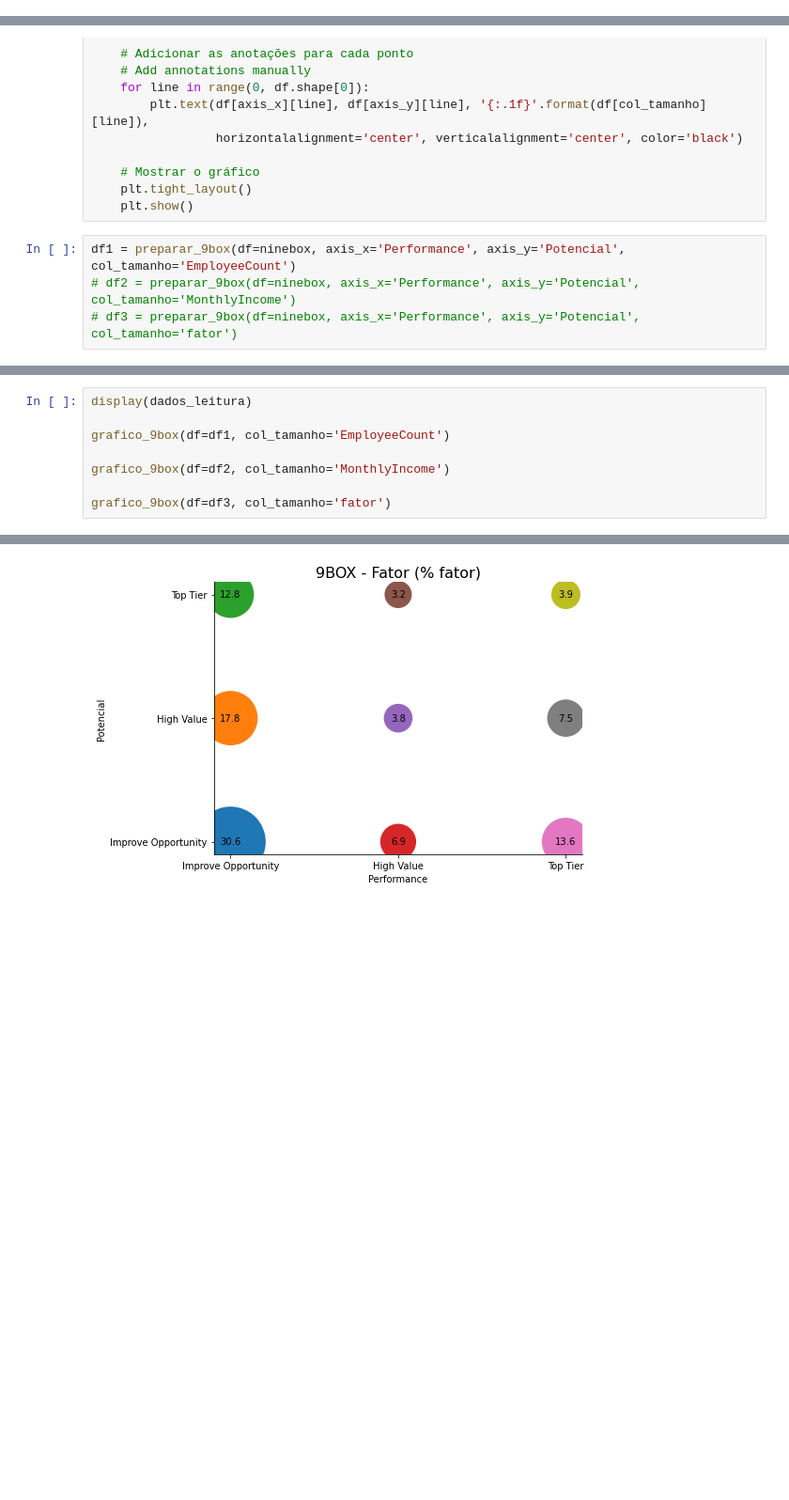
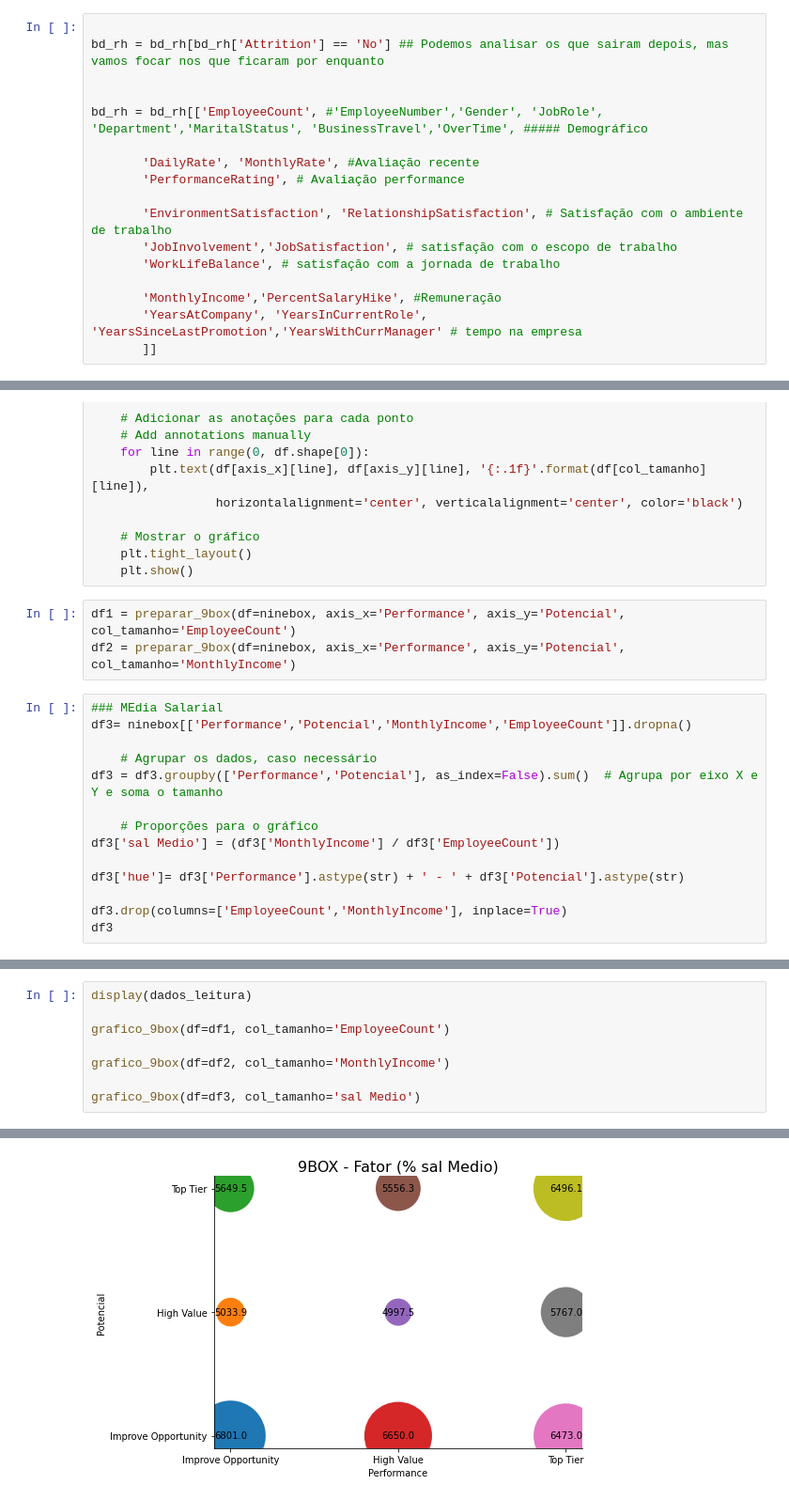
Before and after one commit to fabiocuryfcp/PortFolio_Scripts, a Jupyter notebook: 9Box.ipynb, the cells around one changed output, grey strips where cells are left out. Shown: that part at 94% size. Saved outputs shown, nothing was run; the diff lists cells and outputs as text; blank space fills up the shorter version.

```diff
--- a/9Box.ipynb
+++ b/9Box.ipynb
@@ -45,3 +46,20 @@ bd_rh = bd_rh[['EmployeeCount', #'EmployeeNumber','Gender', 'JobRole', 'Departme
+# %%
+
+bd_rh = bd_rh[bd_rh['Attrition'] == 'No'] ## Podemos analisar os que sairam depois, mas vamos focar nos que ficaram por enquanto
+
+
+bd_rh = bd_rh[['EmployeeCount', #'EmployeeNumber','Gender', 'JobRole', 'Department','MaritalStatus', 'BusinessTravel','OverTime', ##### Demográfico
+
+       'DailyRate', 'MonthlyRate', #Avaliação recente
+       'PerformanceRating', # Avaliação performance
+
+       'EnvironmentSatisfaction', 'RelationshipSatisfaction', # Satisfação com o ambiente de trabalho
+       'JobInvolvement','JobSatisfaction', # satisfação com o escopo de trabalho
+       'WorkLifeBalance', # satisfação com a jornada de trabalho
+
+       'MonthlyIncome','PercentSalaryHike', #Remuneração
+       'YearsAtCompany', 'YearsInCurrentRole', 'YearsSinceLastPromotion','YearsWithCurrManager' # tempo na empresa
+       ]]
 # %%
 ### Criar indicadores
 
@@ -199,5 +217,18 @@ def grafico_9box(df, axis_x='Performance', axis_y='Potencial', col_tamanho='Empl
     plt.show()
 # %%
 df1 = preparar_9box(df=ninebox, axis_x='Performance', axis_y='Potencial', col_tamanho='EmployeeCount')
-# df2 = preparar_9box(df=ninebox, axis_x='Performance', axis_y='Potencial', col_tamanho='MonthlyIncome')
-# df3 = preparar_9box(df=ninebox, axis_x='Performance', axis_y='Potencial', col_tamanho='fator')
+df2 = preparar_9box(df=ninebox, axis_x='Performance', axis_y='Potencial', col_tamanho='MonthlyIncome')
+# %%
+### MEdia Salarial
+df3= ninebox[['Performance','Potencial','MonthlyIncome','EmployeeCount']].dropna()
+
+    # Agrupar os dados, caso necessário
+df3 = df3.groupby(['Performance','Potencial'], as_index=False).sum()  # Agrupa por eixo X e Y e soma o tamanho
+
+    # Proporções para o gráfico
+df3['sal Medio'] = (df3['MonthlyIncome'] / df3['EmployeeCount'])
+
+df3['hue']= df3['Performance'].astype(str) + ' - ' + df3['Potencial'].astype(str)
+
+df3.drop(columns=['EmployeeCount','MonthlyIncome'], inplace=True)
+df3
@@ -208,7 +250,7 @@ grafico_9box(df=df1, col_tamanho='EmployeeCount')
 
 grafico_9box(df=df2, col_tamanho='MonthlyIncome')
 
-grafico_9box(df=df3, col_tamanho='fator')
+grafico_9box(df=df3, col_tamanho='sal Medio')
 # %% [output]
 |  | Performance | Potencial | class9b |
 | 87 | Top Tier | Top Tier | Alto Potencial |
@@ -223,6 +265,6 @@ grafico_9box(df=df3, col_tamanho='fator')
 <Figure size 720x720 with 0 Axes>
 [figure]
 <Figure size 720x720 with 0 Axes>
 [figure]
 <Figure size 720x720 with 0 Axes>
-[figure, old version]
+[figure, new version]
```
Also changed, not shown: parts of 6 cells of this notebook.
